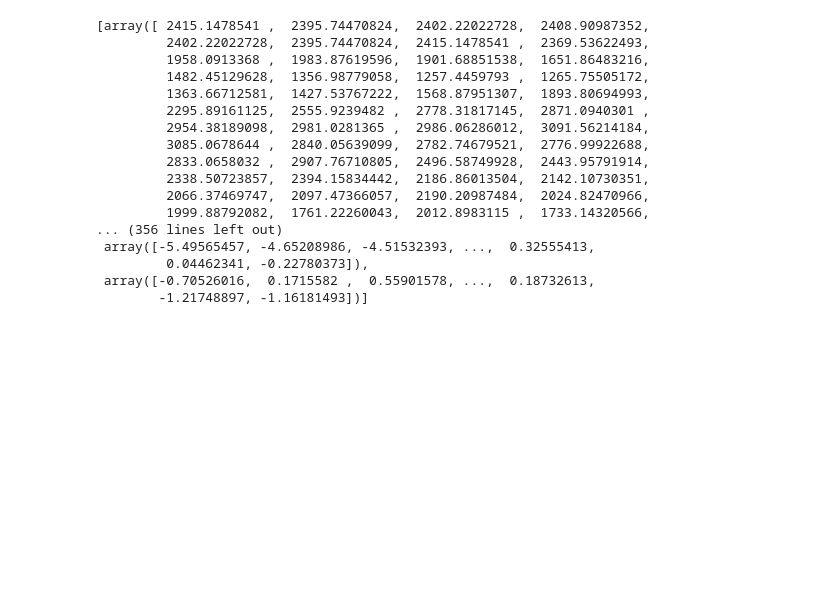
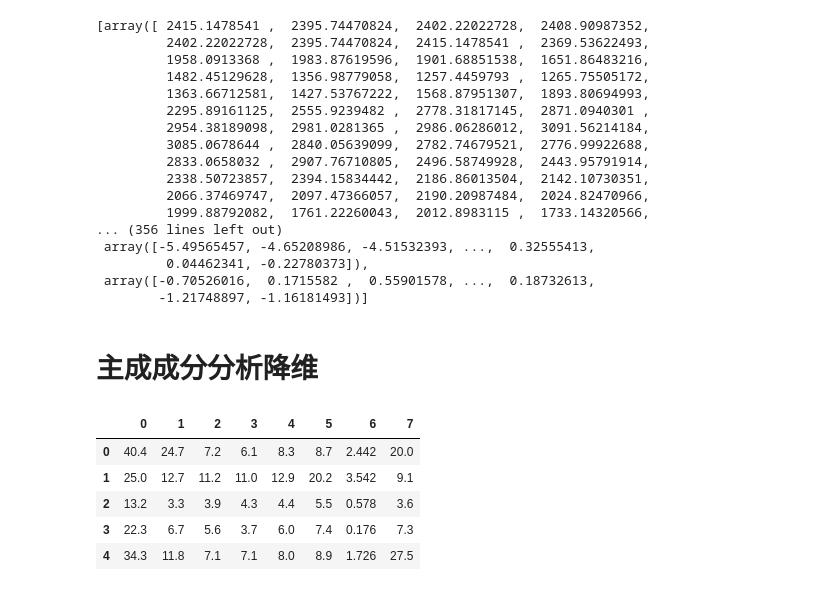
Before and after one commit to hlpassion/practice_of_data_analysis_and_mining, a Jupyter notebook: chapter04/line_rate_construct.ipynb, the cells around one changed output. Drawn from its saved outputs; the diff is of its cells as text; code cells hidden in the pictures; blank space fills up the shorter version.

```diff
--- a/chapter04/line_rate_construct.ipynb
+++ b/chapter04/line_rate_construct.ipynb
@@ -64,3 +64,5 @@ coeffs
          0.04462341, -0.22780373]),
  array([-0.70526016,  0.1715582 ,  0.55901578, ...,  0.18732613,
         -1.21748897, -1.16181493])]
+# %% [markdown]
+# 主成成分分析降维
@@ -66,0 +72,10 @@ coeffs
+# %%
+data = pd.read_excel('data/principal_component.xls', header=None)
+data.head()
+# %% [output]
+|  | 0 | 1 | 2 | 3 | 4 | 5 | 6 | 7 |
+| 0 | 40.4 | 24.7 | 7.2 | 6.1 | 8.3 | 8.7 | 2.442 | 20.0 |
+| 1 | 25.0 | 12.7 | 11.2 | 11.0 | 12.9 | 20.2 | 3.542 | 9.1 |
+| 2 | 13.2 | 3.3 | 3.9 | 4.3 | 4.4 | 5.5 | 0.578 | 3.6 |
+| 3 | 22.3 | 6.7 | 5.6 | 3.7 | 6.0 | 7.4 | 0.176 | 7.3 |
+| 4 | 34.3 | 11.8 | 7.1 | 7.1 | 8.0 | 8.9 | 1.726 | 27.5 |
```
Also changed, not shown: parts of 4 cells of this notebook, 1 other file.
